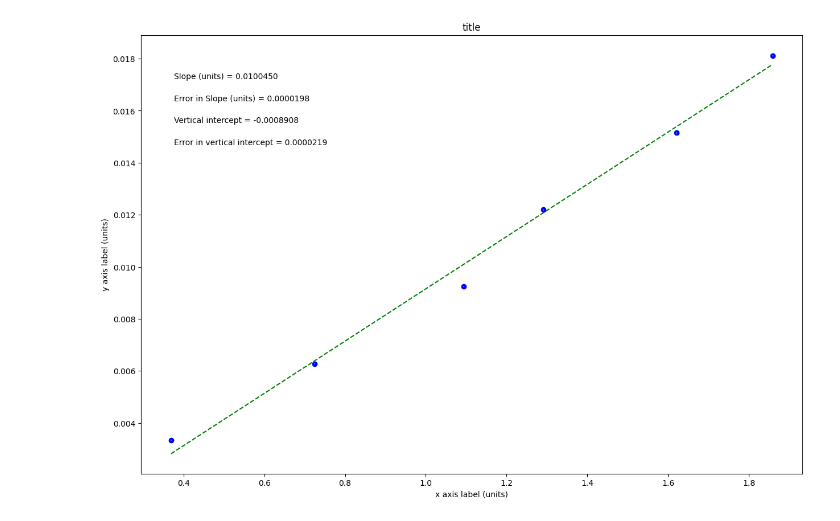
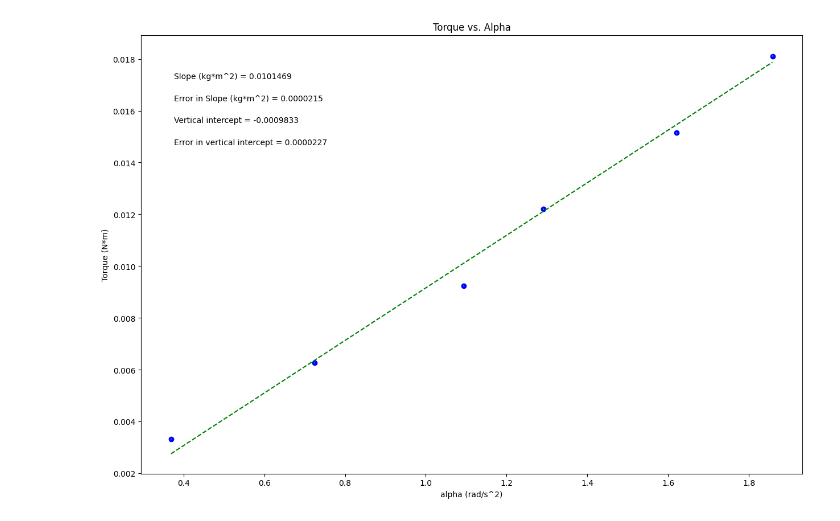
Before and after one commit to ZWakeland/PHSX-216N-Lab, a Jupyter notebook: PHSXlab_plotting_template.ipynb, the cells around one changed output. Drawn from its saved outputs; the diff is of its cells as text; code cells hidden in the pictures.

```diff
--- a/PHSXlab_plotting_template.ipynb
+++ b/PHSXlab_plotting_template.ipynb
@@ -19,28 +19,28 @@ import matplotlib.pyplot as plt
 #variable names should start with a letter and must contain only letters, numbers, and underscores
 
 
-xvariable_changeme = np.array([0.369028007, 0.724876442, 1.093904448, 1.291598023, 1.621087315, 1.858319605])
+alpha = np.array([0.369028007, 0.724876442, 1.093904448, 1.291598023, 1.621087315, 1.858319605])
 
-yvariable_changeme = np.array([0.003332712, 0.006275133, 0.009243843, 0.012197541, 0.015146331, 0.018109535])
+torque = np.array([0.003332712, 0.006275133, 0.009243843,0.012197541, 0.015146331, 0.018109535])
 
-err_yvariable_changeme = np.array([0.00002, 0.00002, 0.00002, 0.00003, 0.00003, 0.00003])
+err_torque = np.array([0.00002, 0.00002, 0.00002, 0.00003, 0.00003, 0.00004])
 
 
 
 #Re-assign variables as x, y, dy so that the remaining plotting code may remain generic
 #UPDATE VARIABLE NAMES (ON RHS OF EACH EQUAL SIGN) TO MATCH VARIABLE NAMES FOR DATA ABOVE
 
-x = xvariable_changeme             #this should be the array you want to plot on the x axis
-y = yvariable_changeme             #this should be the array you want to plot on the y axis
-dy = err_yvariable_changeme        #this should be your error in y array
+x = alpha             #this should be the array you want to plot on the x axis
+y = torque             #this should be the array you want to plot on the y axis
+dy = err_torque        #this should be your error in y array
 
 
 #UPDATE EACH OF THESE 4 STRINGS FOR YOUR PLOT LABELS AS YOU WANT THEM TO APPEAR
 
-plot_title= 'title'
-x_label= 'x axis label (units)'
-y_label= 'y axis label (units)'
-slope_units= 'units'
+plot_title= 'Torque vs. Alpha'
+x_label= 'alpha (rad/s^2)'
+y_label= 'Torque (N*m)'
+slope_units= 'kg*m^2'
 
 #UPDATE ANNOTATION PLACEMENT SO IT'S OUT OF WAY OF PLOTTED DATA AND BEST FIT LINE
 #integer from 1 to 4, top R corner is 1 (counter-clockwise from there)
@@ -92,31 +92,31 @@ elif annotation_placement==3 or annotation_placement==4:
 #Don't need to change anything in this section!
 
 #Plot data on graph. Plot error bars and place values for slope,
 #error in slope, and vertical intercept (plus error) on the plot using "annotate"
 
 plt.figure(figsize=(15,10))
 
 plt.plot(x, fit, color='green', linestyle='--')
 plt.scatter(x, y, color='blue', marker='o')
 
 plt.xlabel(x_label)
 plt.ylabel(y_label)
 plt.title(plot_title)
 
 plt.errorbar(x, y, yerr=dy, xerr=None, fmt="none") #don't need to plot x error bars
 
 plt.annotate('Slope ({}) = {value:.{digits}f}'.format(slope_units,value=m, digits=7),
              (xpos, ypos[0]), xycoords='axes fraction')
 
 plt.annotate('Error in Slope ({}) = {value:.{digits}f}'.format(slope_units,value=dm, digits=7),
              (xpos, ypos[1]), xycoords='axes fraction')
 
 plt.annotate('Vertical intercept = {value:.{digits}f}'.format(value=b, digits=7),
              (xpos, ypos[2]), xycoords='axes fraction')
 
 plt.annotate('Error in vertical intercept = {value:.{digits}f}'.format(value=db, digits=7),
              (xpos, ypos[3]), xycoords='axes fraction')
 
 plt.show()
 # %% [output]
-[figure, old version]
+[figure, new version]
```
